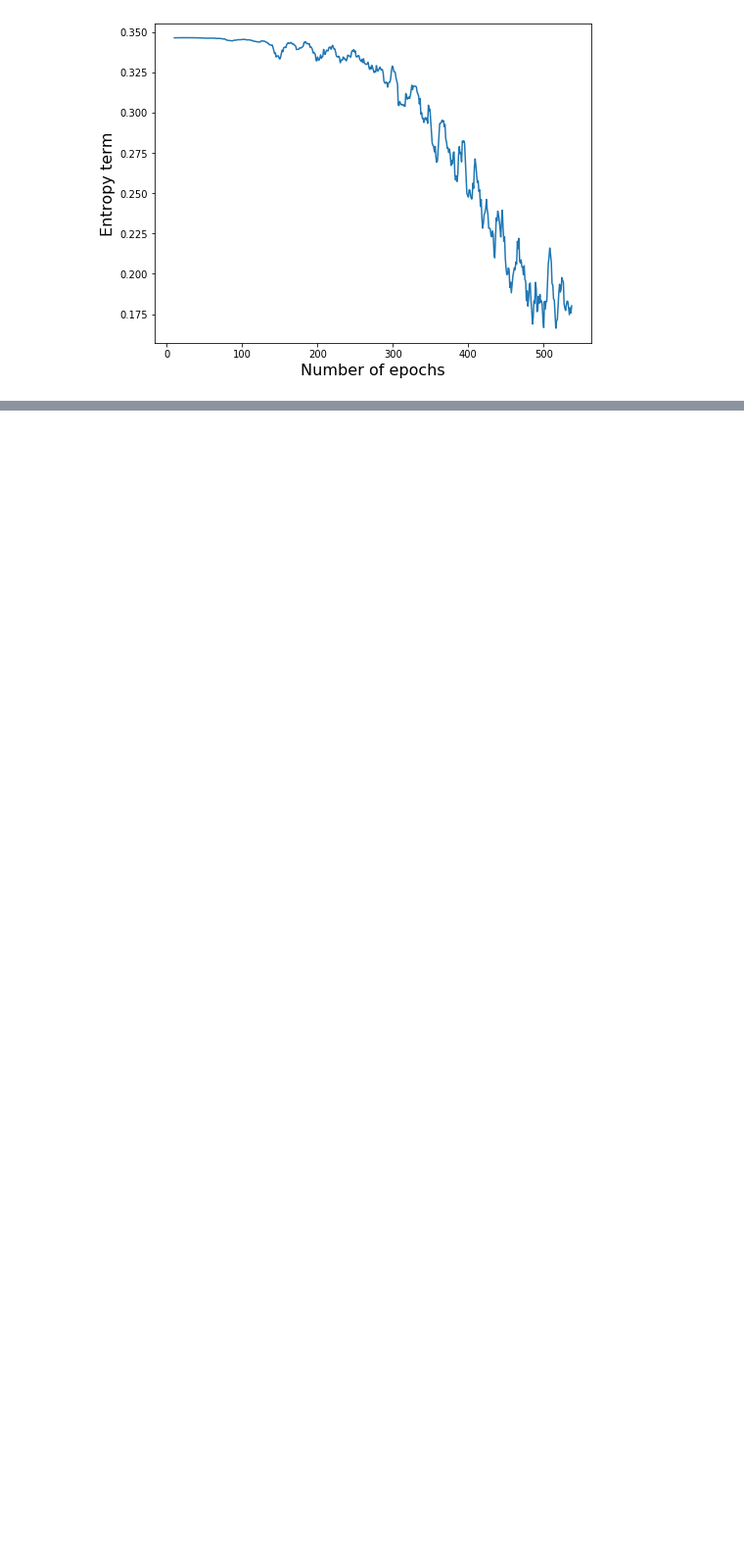
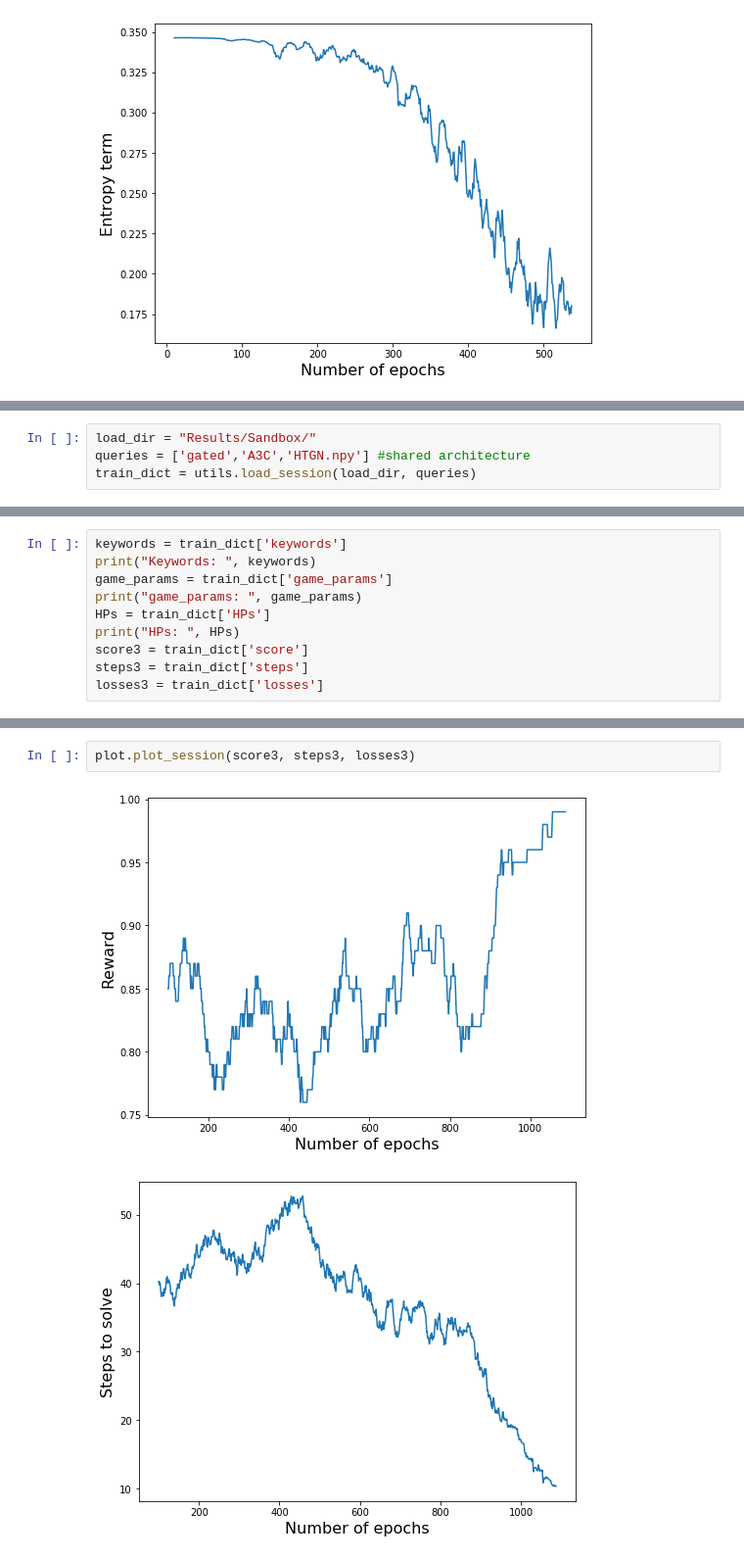
Before and after one commit to nicoladainese96/RelationalDeepRL, a Jupyter notebook: A2C_A3C_sandbbox_training.ipynb, the cells around one changed output, grey strips where cells are left out. Shown at 98% size. Drawn from its saved outputs; the diff is of its cells as text; blank space fills up the shorter version.

```diff
--- a/A2C_A3C_sandbbox_training.ipynb
+++ b/A2C_A3C_sandbbox_training.ipynb
@@ -359,0 +435,4 @@ plt.show()
+# %%
+load_dir = "Results/Sandbox/"
+queries = ['gated','A3C','HTGN.npy'] #shared architecture
+train_dict = utils.load_session(load_dir, queries)
@@ -359,0 +442,10 @@ plt.show()
+# %%
+keywords = train_dict['keywords']
+print("Keywords: ", keywords)
+game_params = train_dict['game_params']
+print("game_params: ", game_params)
+HPs = train_dict['HPs']
+print("HPs: ", HPs)
+score3 = train_dict['score']
+steps3 = train_dict['steps']
+losses3 = train_dict['losses']
@@ -359,0 +478,5 @@ plt.show()
+# %%
+plot.plot_session(score3, steps3, losses3)
+# %% [output]
+[figure, added]
+[figure, added]
```
Also changed, not shown: parts of 30 cells of this notebook, 16 other files.
